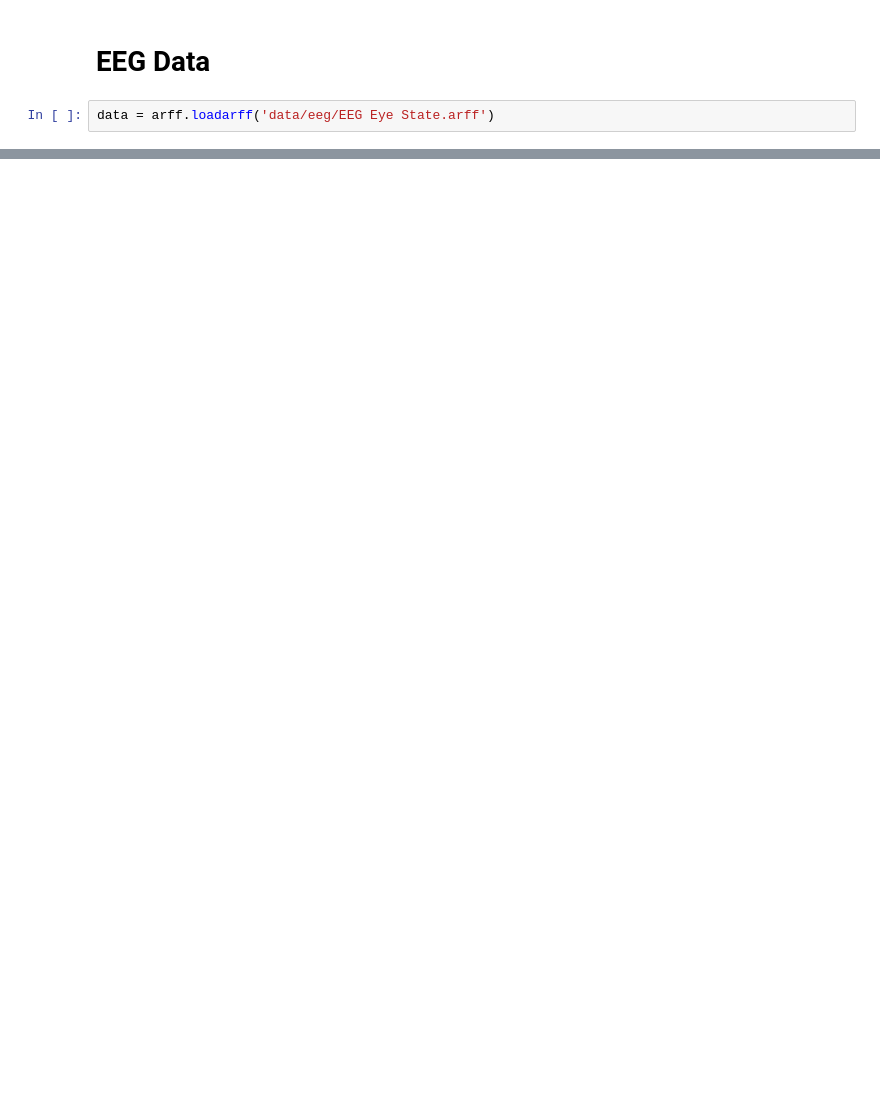
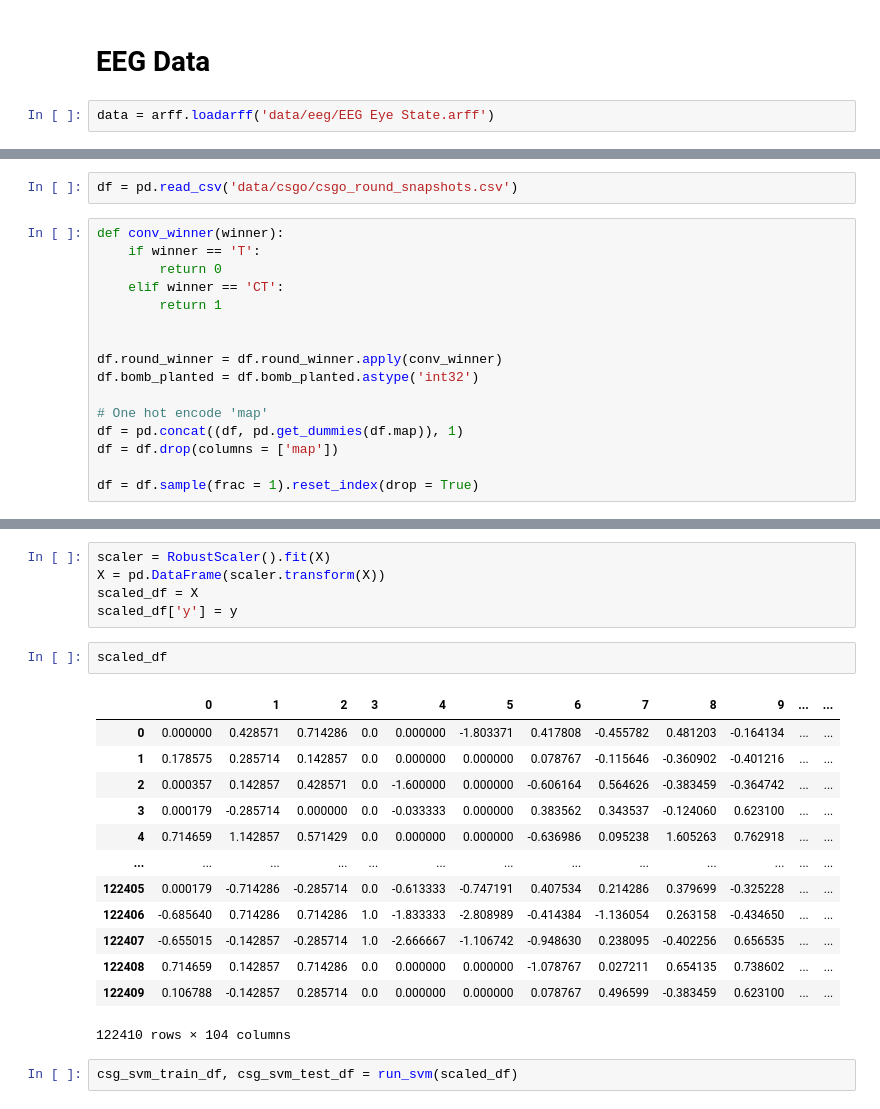
Before and after one commit to jshethbright/ML-Algorithms-Analysis, a Jupyter notebook: Test Notebook.ipynb, the cells around one changed output, grey strips where cells are left out. Drawn from its saved outputs; the diff is of its cells as text; blank space fills up the shorter version.

```diff
--- a/Test Notebook.ipynb
+++ b/Test Notebook.ipynb
@@ -204,0 +570,18 @@ opt_auc_clf = RandomForestClassifier(n_estimators = opt_auc_inf.n_estimators,
+# %%
+df = pd.read_csv('data/csgo/csgo_round_snapshots.csv')
+# %%
+def conv_winner(winner):
+    if winner == 'T':
+        return 0
+    elif winner == 'CT':
+        return 1
+
+
+df.round_winner = df.round_winner.apply(conv_winner)
+df.bomb_planted = df.bomb_planted.astype('int32')
+
+# One hot encode 'map'
+df = pd.concat((df, pd.get_dummies(df.map)), 1)
+df = df.drop(columns = ['map'])
+
+df = df.sample(frac = 1).reset_index(drop = True)
@@ -204,0 +607,23 @@ opt_auc_clf = RandomForestClassifier(n_estimators = opt_auc_inf.n_estimators,
+# %%
+scaler = RobustScaler().fit(X)
+X = pd.DataFrame(scaler.transform(X))
+scaled_df = X
+scaled_df['y'] = y
+# %%
+scaled_df
+# %% [output]
+|  | 0 | 1 | 2 | 3 | 4 | 5 | 6 | 7 | 8 | 9 | ... | ... |
+| 0 | 0.000000 | 0.428571 | 0.714286 | 0.0 | 0.000000 | -1.803371 | 0.417808 | -0.455782 | 0.481203 | -0.164134 | ... | ... |
+| 1 | 0.178575 | 0.285714 | 0.142857 | 0.0 | 0.000000 | 0.000000 | 0.078767 | -0.115646 | -0.360902 | -0.401216 | ... | ... |
+| 2 | 0.000357 | 0.142857 | 0.428571 | 0.0 | -1.600000 | 0.000000 | -0.606164 | 0.564626 | -0.383459 | -0.364742 | ... | ... |
+| 3 | 0.000179 | -0.285714 | 0.000000 | 0.0 | -0.033333 | 0.000000 | 0.383562 | 0.343537 | -0.124060 | 0.623100 | ... | ... |
+| 4 | 0.714659 | 1.142857 | 0.571429 | 0.0 | 0.000000 | 0.000000 | -0.636986 | 0.095238 | 1.605263 | 0.762918 | ... | ... |
+| ... | ... | ... | ... | ... | ... | ... | ... | ... | ... | ... | ... | ... |
+| 122405 | 0.000179 | -0.714286 | -0.285714 | 0.0 | -0.613333 | -0.747191 | 0.407534 | 0.214286 | 0.379699 | -0.325228 | ... | ... |
+| 122406 | -0.685640 | 0.714286 | 0.714286 | 1.0 | -1.833333 | -2.808989 | -0.414384 | -1.136054 | 0.263158 | -0.434650 | ... | ... |
+| 122407 | -0.655015 | -0.142857 | -0.285714 | 1.0 | -2.666667 | -1.106742 | -0.948630 | 0.238095 | -0.402256 | 0.656535 | ... | ... |
+| 122408 | 0.714659 | 0.142857 | 0.714286 | 0.0 | 0.000000 | 0.000000 | -1.078767 | 0.027211 | 0.654135 | 0.738602 | ... | ... |
+| 122409 | 0.106788 | -0.142857 | 0.285714 | 0.0 | 0.000000 | 0.000000 | 0.078767 | 0.496599 | -0.383459 | 0.623100 | ... | ... |
+122410 rows × 104 columns
+# %%
+csg_svm_train_df, csg_svm_test_df = run_svm(scaled_df)
```
Also changed, not shown: parts of 89 cells of this notebook, 12 other files.
